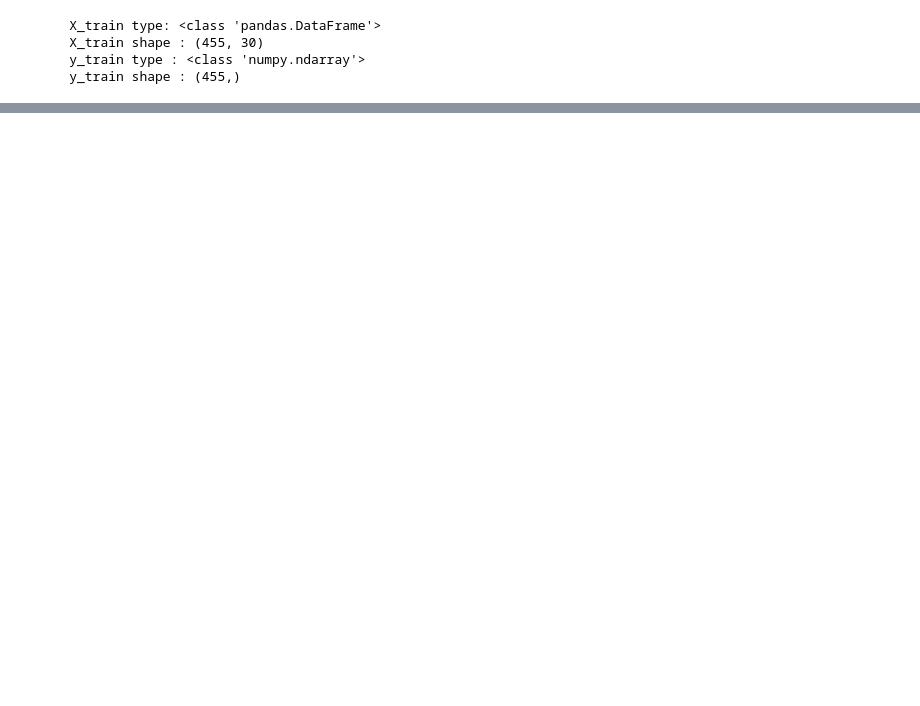
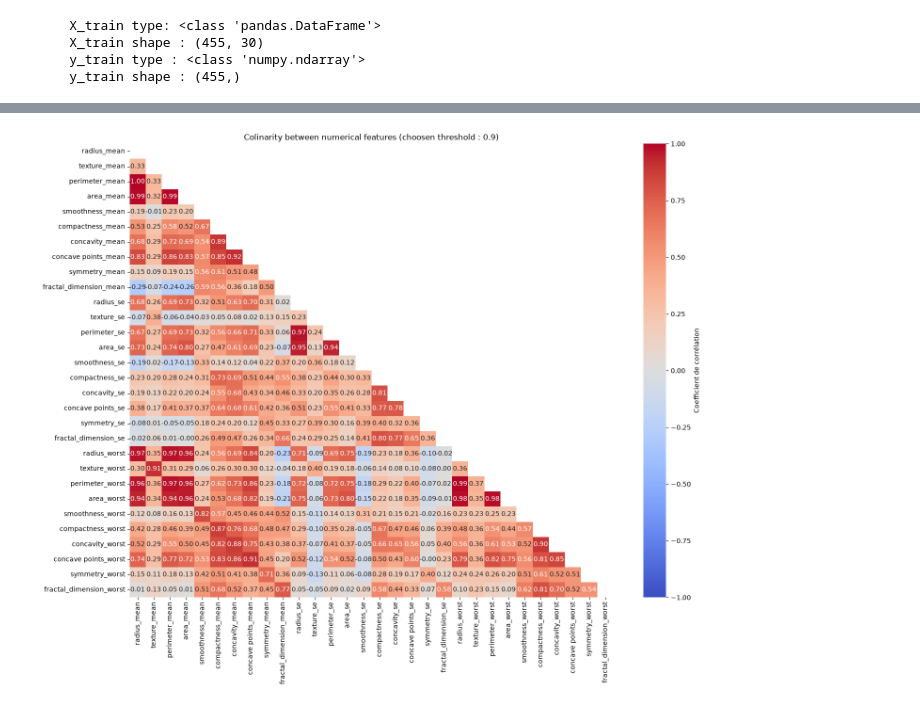
Before and after one commit to bruno-coulet/building-perceptron, a Jupyter notebook: notebooks/2_process.ipynb, the cells around one changed output, grey strips where cells are left out. Saved outputs shown, nothing was run; the diff lists cells and outputs as text; code cells hidden in the pictures; blank space fills up the shorter version.

```diff
--- a/notebooks/2_process.ipynb
+++ b/notebooks/2_process.ipynb
@@ -429,0 +131,4 @@ Tester un SVM (Support Vector Machine) avec un noyau RBF ou un Random Forest pou
+# %%
+plot_features_correlations(X_train, threshold=0.90,figsize=(15, 12))
+# %% [output]
+[figure, added]
```
Also changed, not shown: parts of 72 cells of this notebook, 6 other files.
